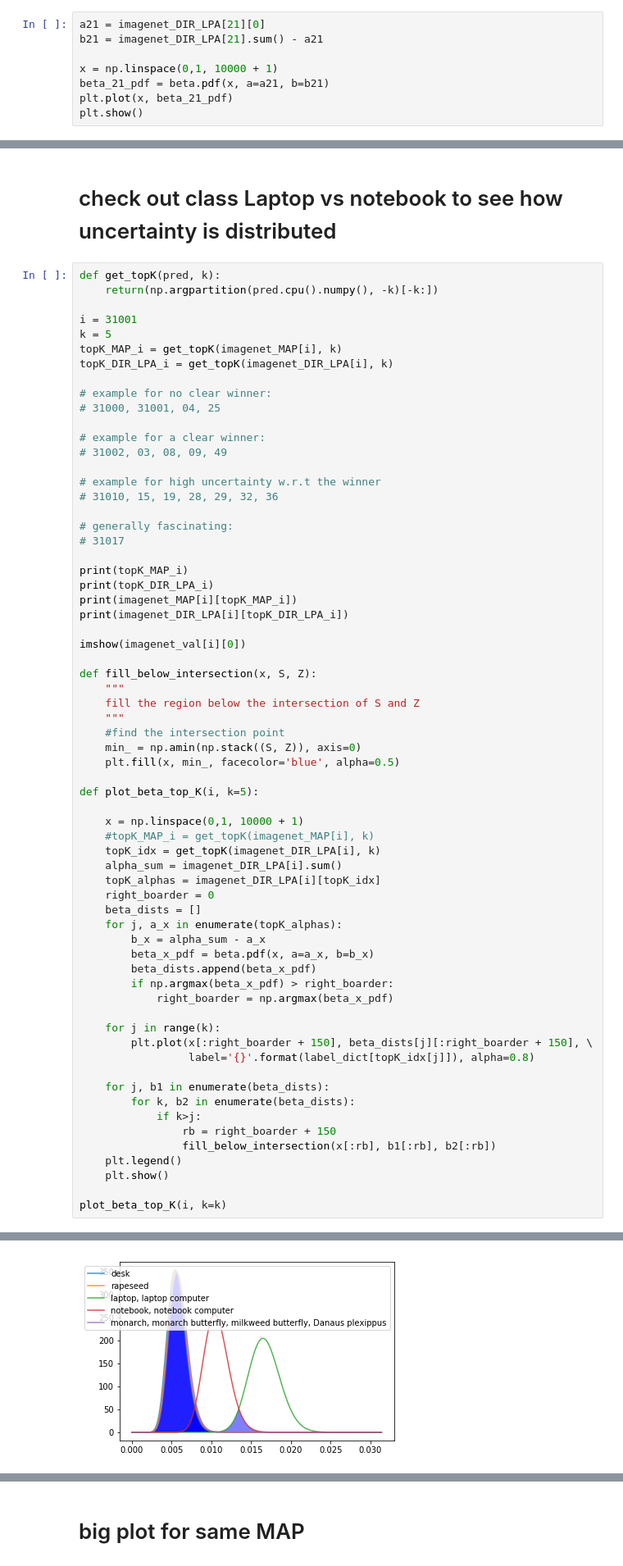
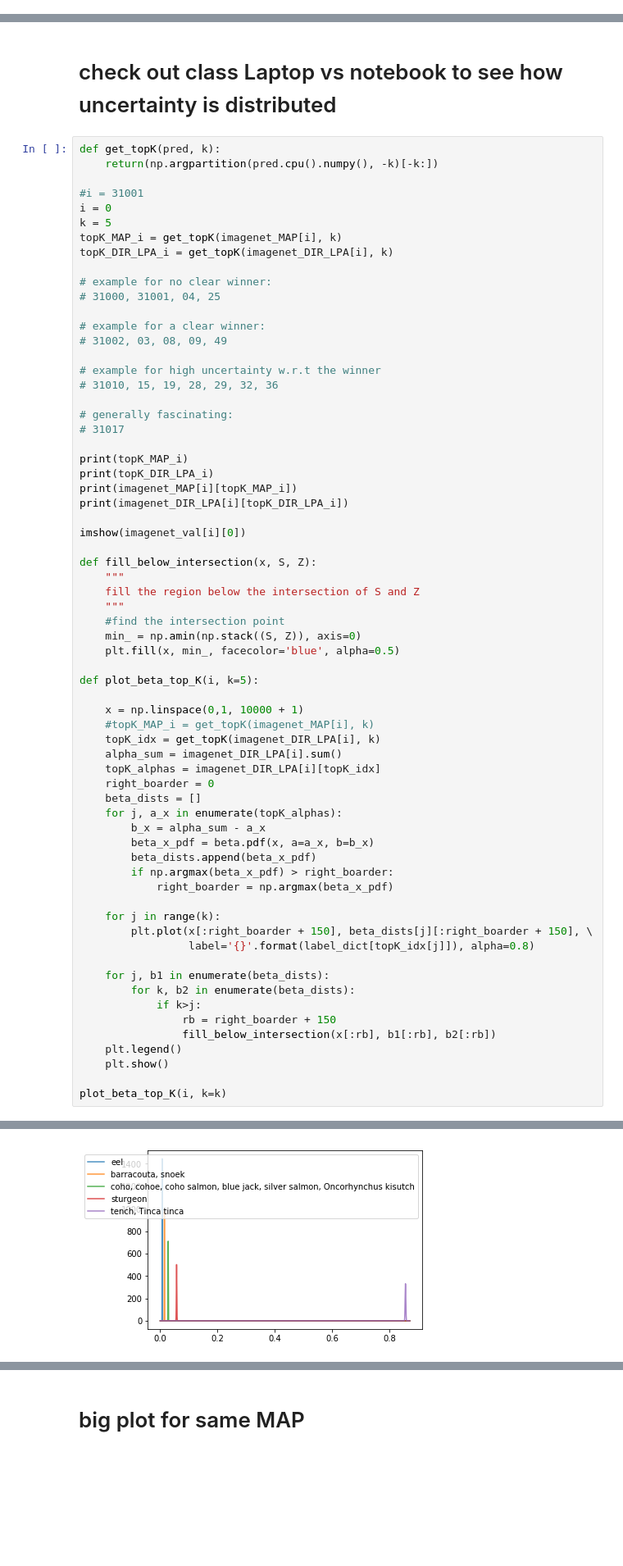
Before and after one commit to ross-Hr/master2020, a Jupyter notebook: 2019-10-Laplace_Bridge/exp/Experiment3_ImageNet_DenseNet.ipynb, the cells around one changed output, grey strips where cells are left out. Shown at 82% size. Saved outputs shown, nothing was run; the diff lists cells and outputs as text; blank space fills up the shorter version.

```diff
--- a/2019-10-Laplace_Bridge/exp/Experiment3_ImageNet_DenseNet.ipynb
+++ b/2019-10-Laplace_Bridge/exp/Experiment3_ImageNet_DenseNet.ipynb
@@ -1182,11 +1158,3 @@ tensor([9.0603e-06, 3.5860e-05, 4.3053e-05, 4.8333e-03, 9.9505e-01],
        device='cuda:0')
 tensor([6.9631e+01, 6.9970e+01, 1.1466e+02, 1.0468e+04, 2.5863e+06])
 [figure]
-# %%
-a21 = imagenet_DIR_LPA[21][0]
-b21 = imagenet_DIR_LPA[21].sum() - a21
-
-x = np.linspace(0,1, 10000 + 1)
-beta_21_pdf = beta.pdf(x, a=a21, b=b21)
-plt.plot(x, beta_21_pdf)
-plt.show()
@@ -1198,7 +1164,8 @@ plt.show()
 def get_topK(pred, k):
     return(np.argpartition(pred.cpu().numpy(), -k)[-k:])
 
-i = 31001
+#i = 31001
+i = 0
 k = 5
 topK_MAP_i = get_topK(imagenet_MAP[i], k)
 topK_DIR_LPA_i = get_topK(imagenet_DIR_LPA[i], k)
@@ -1268,4 +1235,4 @@ tensor([24.2579, 24.7663, 71.4051, 45.4939, 25.2024])
-[figure, old version]
+[figure, new version]
 # %%
 mean = torch.Tensor([0.485, 0.456, 0.406])
 std = torch.Tensor([0.229, 0.224, 0.225])
```
Also changed, not shown: parts of 27 cells of this notebook, 1 other file.
